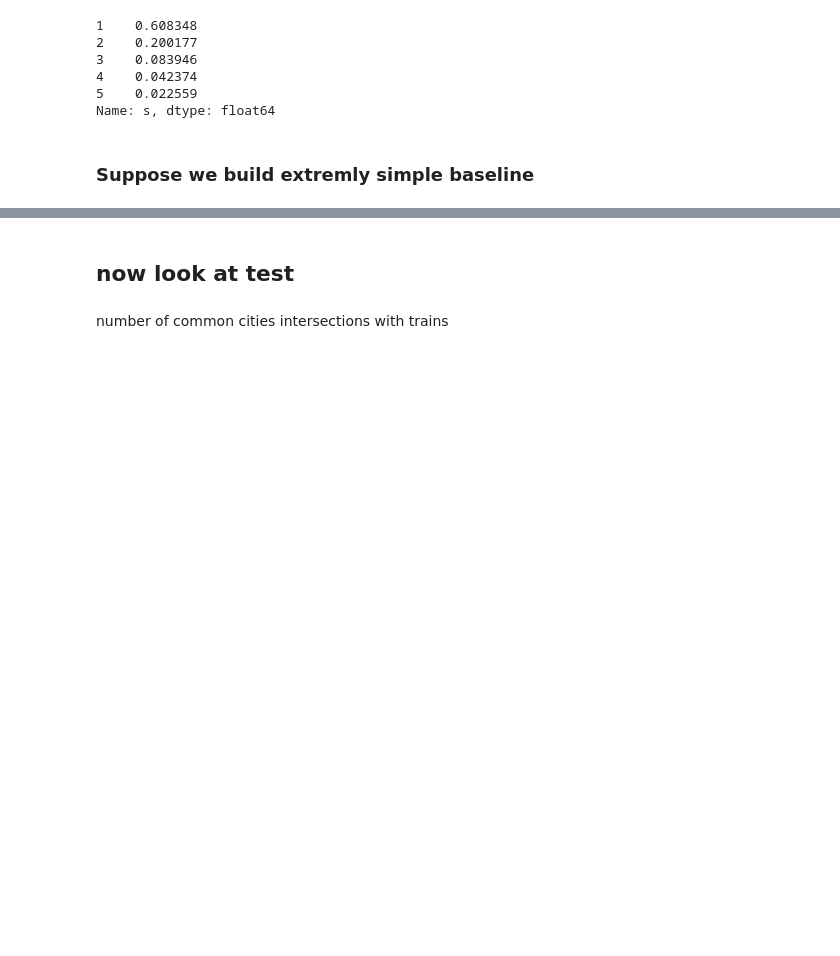
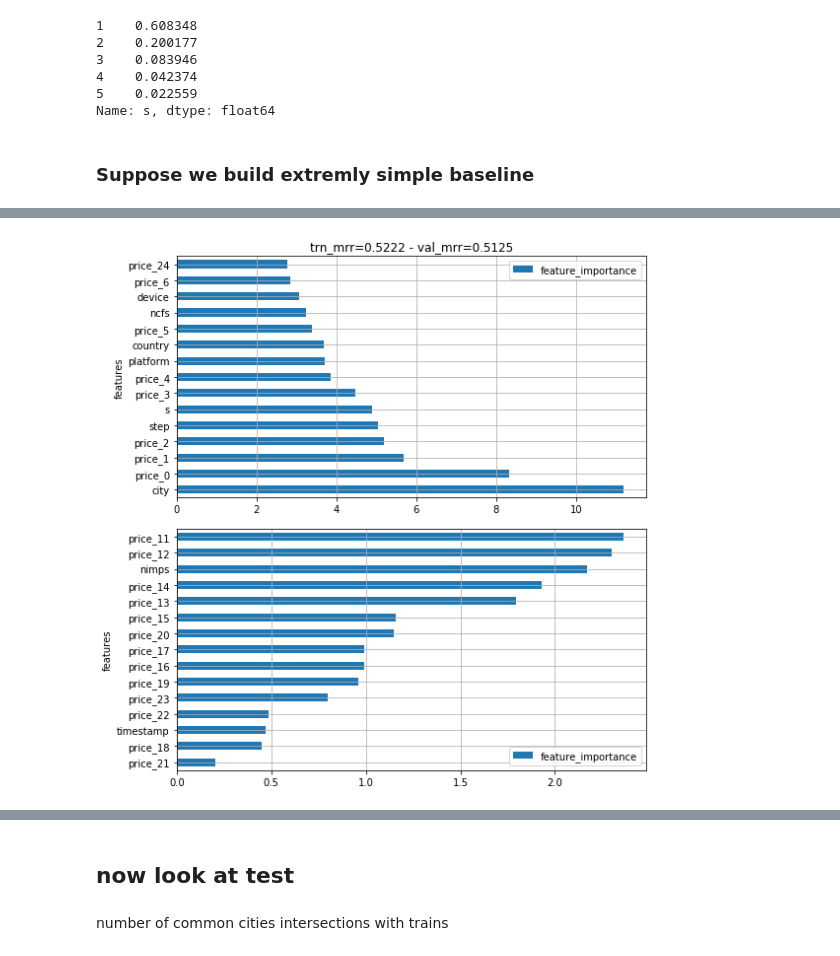
Before and after one commit to samshipengs/naps, a Jupyter notebook: playground_cf.ipynb, the cells around one changed output, grey strips where cells are left out. Drawn from its saved outputs; the diff is of its cells as text; code cells hidden in the pictures; blank space fills up the shorter version.

```diff
--- a/playground_cf.ipynb
+++ b/playground_cf.ipynb
@@ -243,5 +261,5 @@ train_last.head()
 # %%
-categorical_cols = ['platform', 'city', 'device']
+categorical_cols = ['platform', 'city', 'country','device']
 categorical_ind = [k for k, v in enumerate(train_last.columns) if v in categorical_cols]
 # %%
 categorical_ind
@@ -250,2 +282,10 @@ categorical_ind
+# %%
+from utils import plot_imp_cat
+# get feature importance
+trn_imp = clf.get_feature_importance(data=cat.Pool(data=x_trn, cat_features=categorical_ind),
+                                     prettified=True)
+plot_imp_cat(trn_imp, fold, mrr={'train': trn_mrr, 'val': val_mrr})
+# %% [output]
+[figure, added]
 # %%
 for fold, (trn_ind, val_ind) in enumerate(folds.split(targets, targets)):
```
Also changed, not shown: parts of 17 cells of this notebook, 1 other file.
